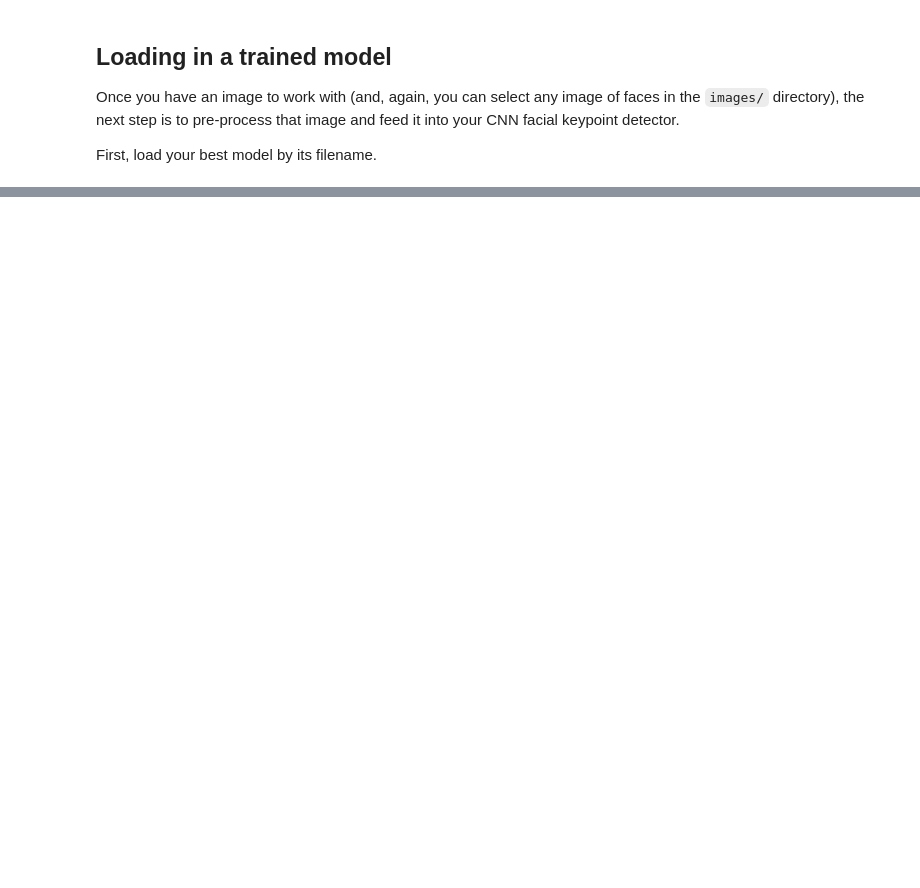
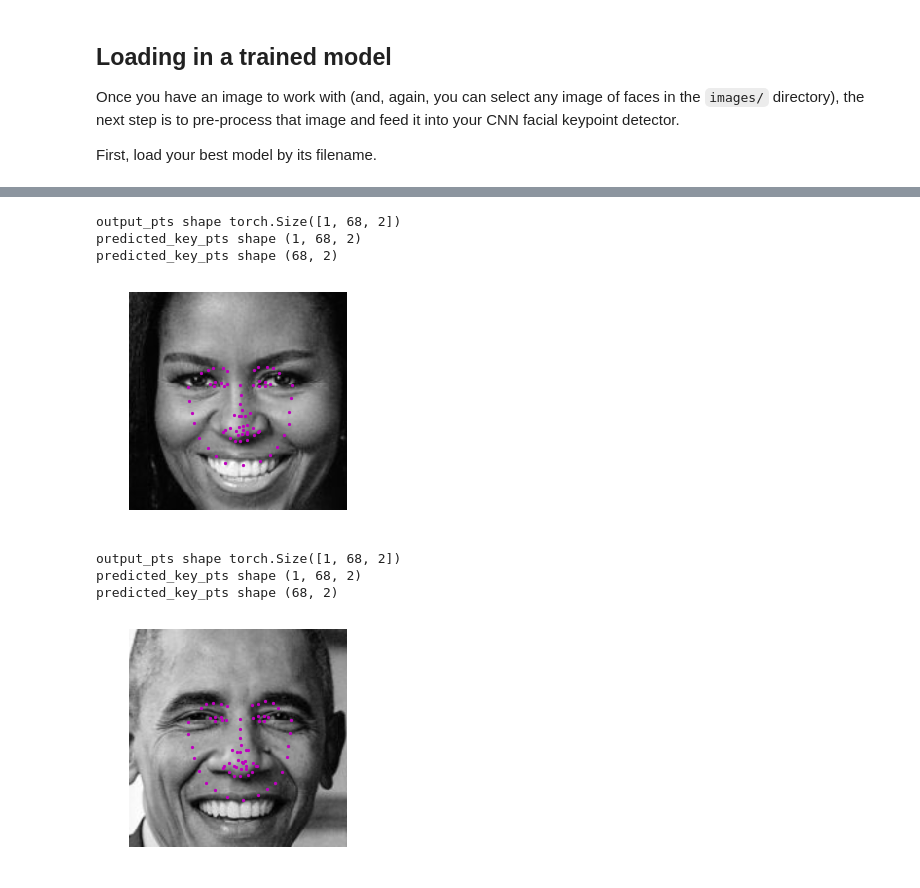
Before and after one commit to le773/ud120-projects, a Jupyter notebook: CVP1FacialKeypoints/3. Facial Keypoint Detection, Complete Pipeline.ipynb, the cells around one changed output, grey strips where cells are left out. Cells and saved outputs as stored; diff of their text form; code cells hidden in the pictures; blank space fills up the shorter version.

```diff
--- a/CVP1FacialKeypoints/3. Facial Keypoint Detection, Complete Pipeline.ipynb
+++ b/CVP1FacialKeypoints/3. Facial Keypoint Detection, Complete Pipeline.ipynb
@@ -76,7 +82,7 @@ net = Net()
 
 ## TODO: load the best saved model parameters (by your path name)
 ## You'll need to un-comment the line below and add the correct name for *your* saved model
-# net.load_state_dict(torch.load('saved_models/keypoints_model_1.pt'))
+net.load_state_dict(torch.load('saved_models/keypoints_model_1.pt'))
 
 ## print out your net and prepare it for testing (uncomment the line below)
-# net.eval()
+net.eval()
@@ -103,22 +127,62 @@ After each face has been appropriately converted into an input Tensor for your n
 <img src='images/michelle_detected.png' width=30% height=30%/>
 # %%
 image_copy = np.copy(image)
-
+from torch.autograd import Variable
 # loop over the detected faces from your haar cascade
 for (x,y,w,h) in faces:
 
     # Select the region of interest that is the face in the image
     roi = image_copy[y:y+h, x:x+w]
 
     ## TODO: Convert the face region from RGB to grayscale
+    # 将图像转换为灰度图
+    roi = cv2.cvtColor(roi, cv2.COLOR_RGB2GRAY)
 
     ## TODO: Normalize the grayscale image so that its color range falls in [0,1] instead of [0,255]
+    roi = roi/255.0
 
     ## TODO: Rescale the detected face to be the expected square size for your CNN (224x224, suggested)
+    roi = cv2.resize(roi, (224,224))
 
-    ## TODO: Reshape the numpy image shape (H x W x C) into a torch image shape (C x H x W)
+    roi.shape = (1,1,224,224)
+    #print (roi.shape)
+    # Reshape the numpy image shape (H x W x C) into a torch image shape (C x H x W)
+    trch = torch.from_numpy(roi)
+    # roi = roi.transpose((2, 0, 1))
+    # convert images to FloatTensors
+    trch = trch.type(torch.FloatTensor)
+    trch = Variable(trch)
+    # forward pass to get net output
+    output = net(trch)
+
+    # reshape to batch_size x 68 x 2 pts
+    output_pts = output.view(output.size()[0], 68, -1)
+    print('output_pts shape', output_pts.shape)
 
     ## TODO: Make facial keypoint predictions using your loaded, trained network
     ## perform a forward pass to get the predicted facial keypoints
 
     ## TODO: Display each detected face and the corresponding keypoints
+    roi.shape = (224,224)
+    plt.imshow(roi, cmap='gray')
+    # un-transform the predicted key_pts data
+    predicted_key_pts = output_pts.data
+    predicted_key_pts = predicted_key_pts.numpy()
+    # undo normalization of keypoints
+    predicted_key_pts = predicted_key_pts*50.0+100
+#     print('predicted_key_pts shape', predicted_key_pts.shape)
+    predicted_key_pts.shape = (68,-1)
+#     print('predicted_key_pts shape', predicted_key_pts.shape)
+    for pt in output_pts:
+        plt.scatter(predicted_key_pts[:, 0], predicted_key_pts[:, 1], s=20, marker='.', c='m')
+    plt.axis('off')
+    plt.show()
+# %% [output]
+output_pts shape torch.Size([1, 68, 2])
+predicted_key_pts shape (1, 68, 2)
+predicted_key_pts shape (68, 2)
+[figure, added]
+output_pts shape torch.Size([1, 68, 2])
+predicted_key_pts shape (1, 68, 2)
+predicted_key_pts shape (68, 2)
+[figure, added]
```
Also changed, not shown: parts of 3 cells of this notebook, 4 other files.
